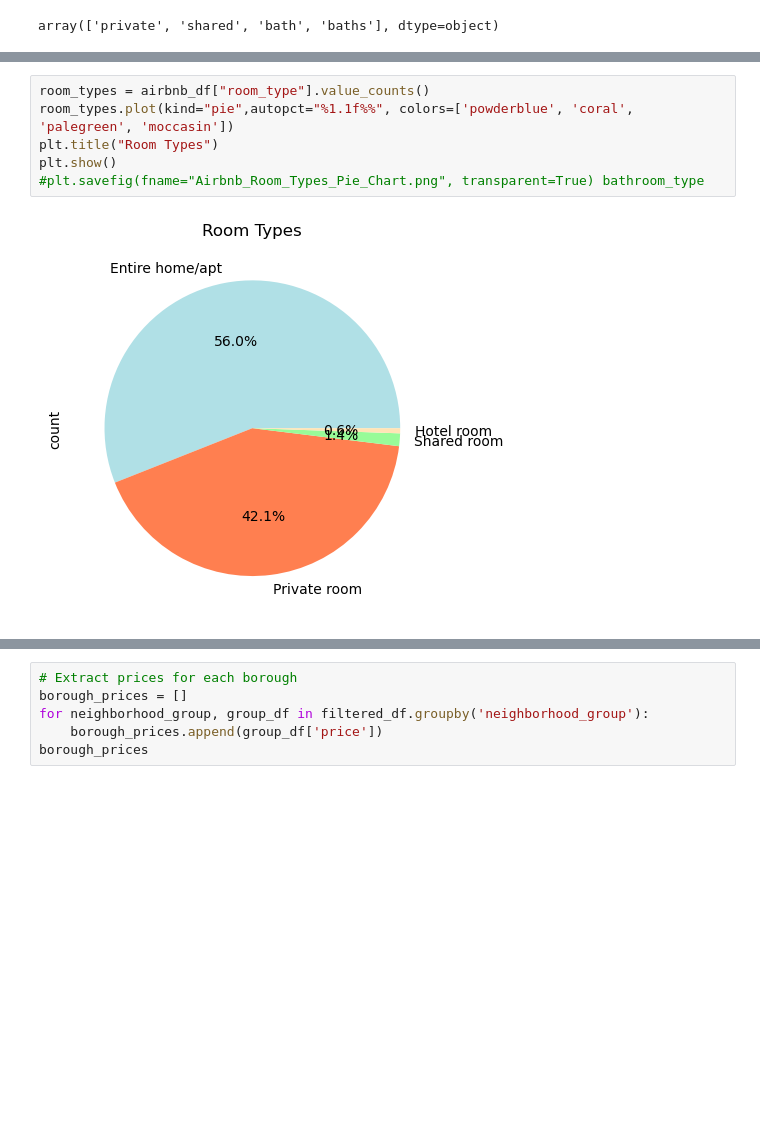
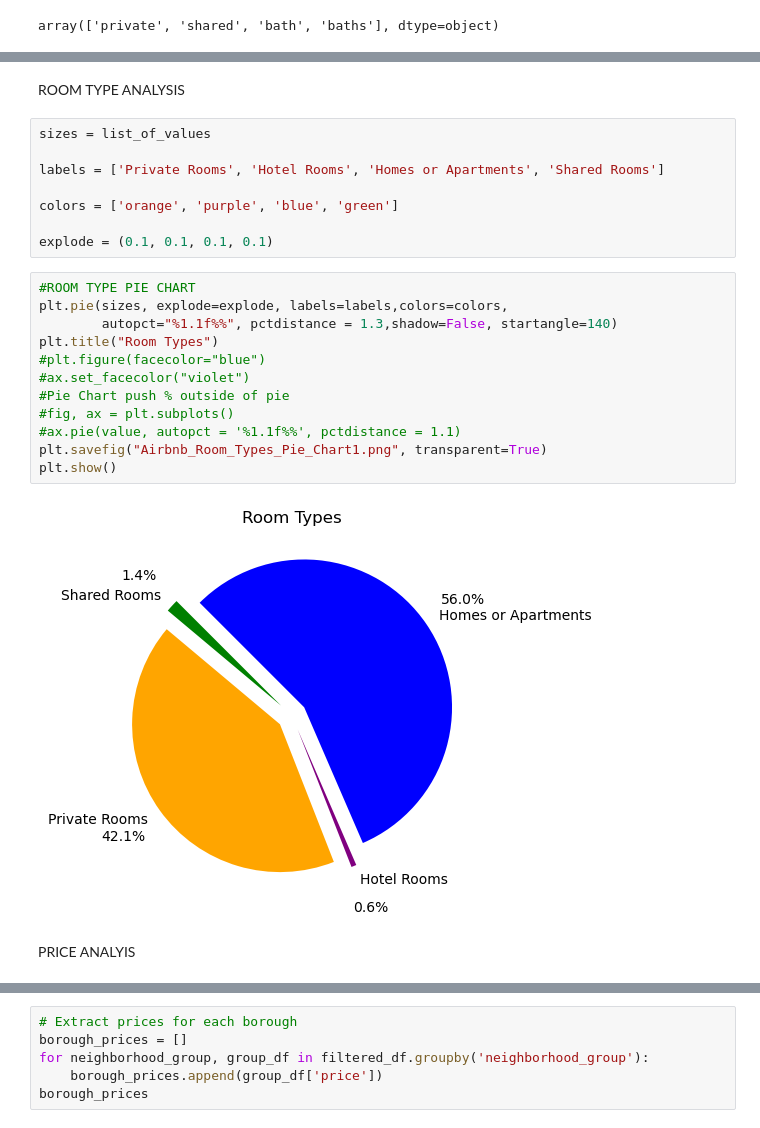
Before and after one commit to zippyprod/Project-3, a Jupyter notebook: charts.ipynb, the cells around one changed output, grey strips where cells are left out. Saved outputs shown, nothing was run; the diff lists cells and outputs as text; blank space fills up the shorter version.

```diff
--- a/charts.ipynb
+++ b/charts.ipynb
@@ -241,12 +232,30 @@ plt.savefig("Airbnb_Bathroom_Types_Pie_Chart.png", transparent=True)
 # %% [output]
 [figure]
 <Figure size 640x480 with 0 Axes>
-# %%
-room_types = airbnb_df["room_type"].value_counts()
-room_types.plot(kind="pie",autopct="%1.1f%%", colors=['powderblue', 'coral', 'palegreen', 'moccasin'])
-plt.title("Room Types")
-plt.show()
-#plt.savefig(fname="Airbnb_Room_Types_Pie_Chart.png", transparent=True) bathroom_type
-# %% [output]
-[figure, removed]
+# %% [markdown]
+ROOM TYPE ANALYSIS
+# %%
+sizes = list_of_values
+
+labels = ['Private Rooms', 'Hotel Rooms', 'Homes or Apartments', 'Shared Rooms']
+
+colors = ['orange', 'purple', 'blue', 'green']
+
+explode = (0.1, 0.1, 0.1, 0.1)
+# %%
+#ROOM TYPE PIE CHART
+plt.pie(sizes, explode=explode, labels=labels,colors=colors,
+        autopct="%1.1f%%", pctdistance = 1.3,shadow=False, startangle=140)
+plt.title("Room Types")
+#plt.figure(facecolor="blue")
+#ax.set_facecolor("violet")
+#Pie Chart push % outside of pie
+#fig, ax = plt.subplots()
+#ax.pie(value, autopct = '%1.1f%%', pctdistance = 1.1)
+plt.savefig("Airbnb_Room_Types_Pie_Chart1.png", transparent=True)
+plt.show()
+# %% [output]
+[figure, added]
+# %% [markdown]
+ PRICE ANALYIS
 # %%
```
Also changed, not shown: parts of 24 cells of this notebook, 5 other files.
